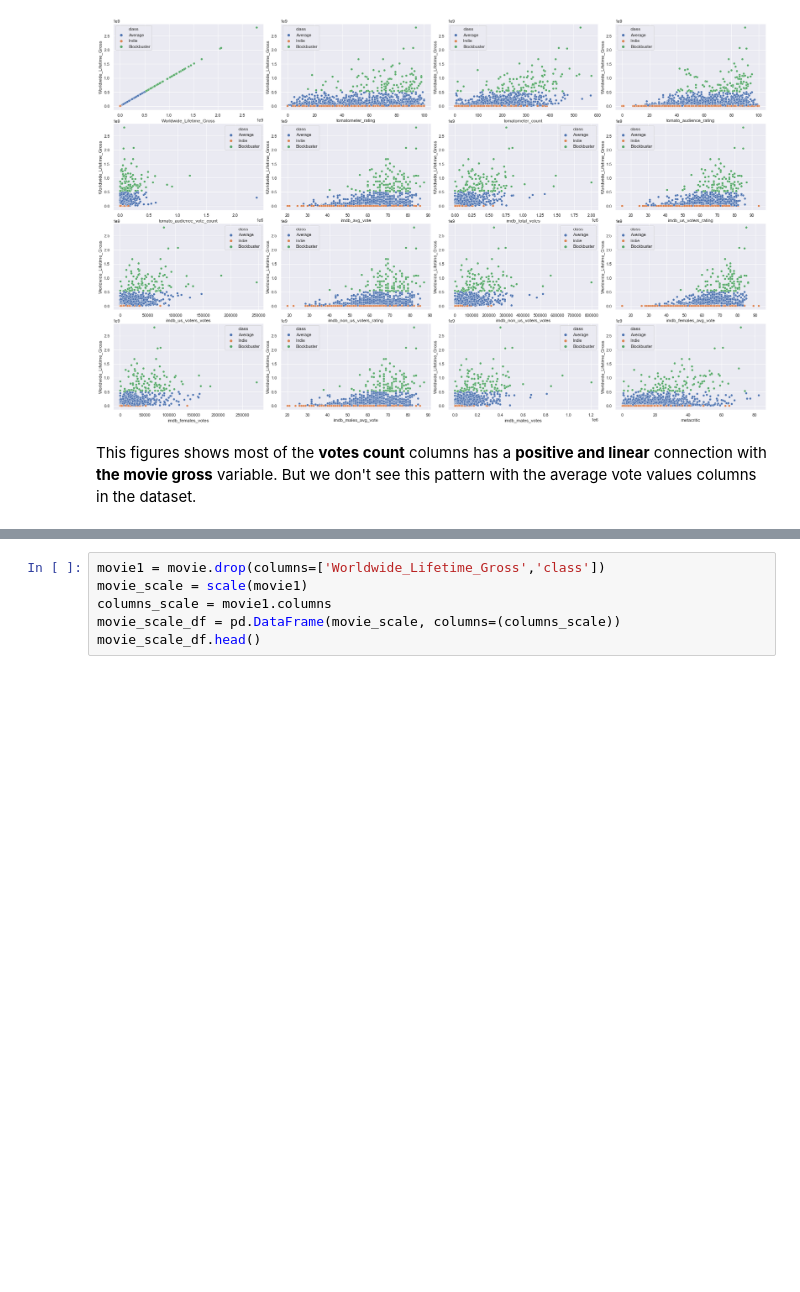
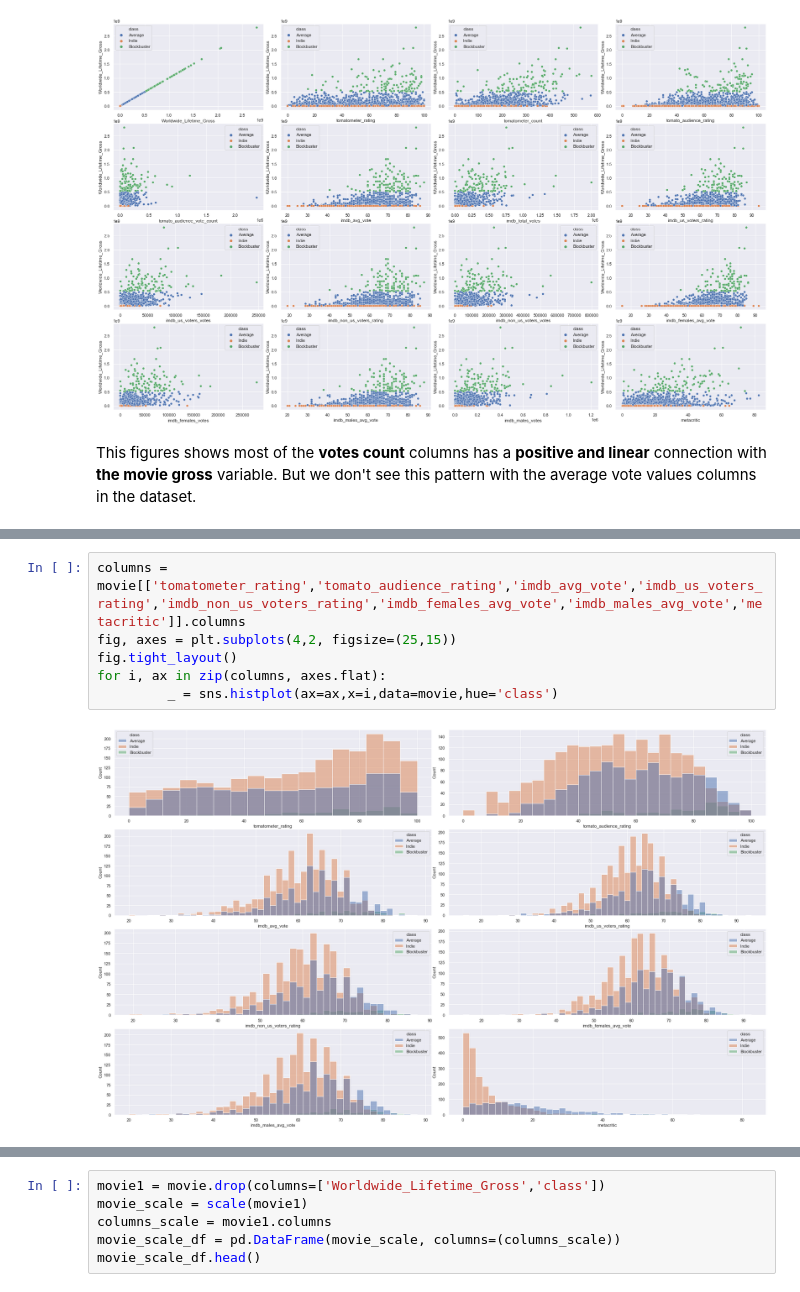
Before and after one commit to AminKafka/Movie-Boxoffice-Prediction-With-Critics-Votes, a Jupyter notebook: notebooks/EDA.ipynb, the cells around one changed output, grey strips where cells are left out. Cells and saved outputs as stored; diff of their text form; blank space fills up the shorter version.

```diff
--- a/notebooks/EDA.ipynb
+++ b/notebooks/EDA.ipynb
@@ -208,0 +217,8 @@ This figures shows most of the __votes count__ columns has a __positive and line
+# %%
+columns = movie[['tomatometer_rating','tomato_audience_rating','imdb_avg_vote','imdb_us_voters_rating','imdb_non_us_voters_rating','imdb_females_avg_vote','imdb_males_avg_vote','metacritic']].columns
+fig, axes = plt.subplots(4,2, figsize=(25,15))
+fig.tight_layout()
+for i, ax in zip(columns, axes.flat):
+         _ = sns.histplot(ax=ax,x=i,data=movie,hue='class')
+# %% [output]
+[figure, added]
```
Also changed, not shown: parts of 16 cells of this notebook.
